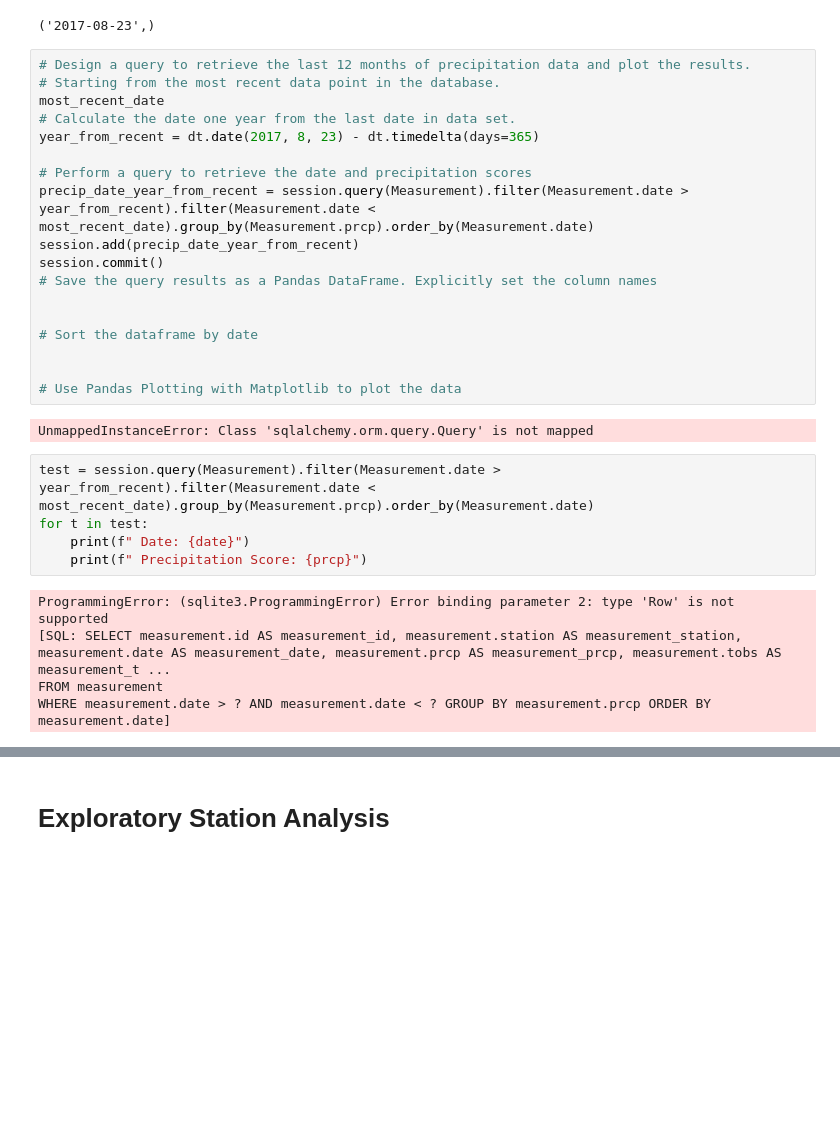
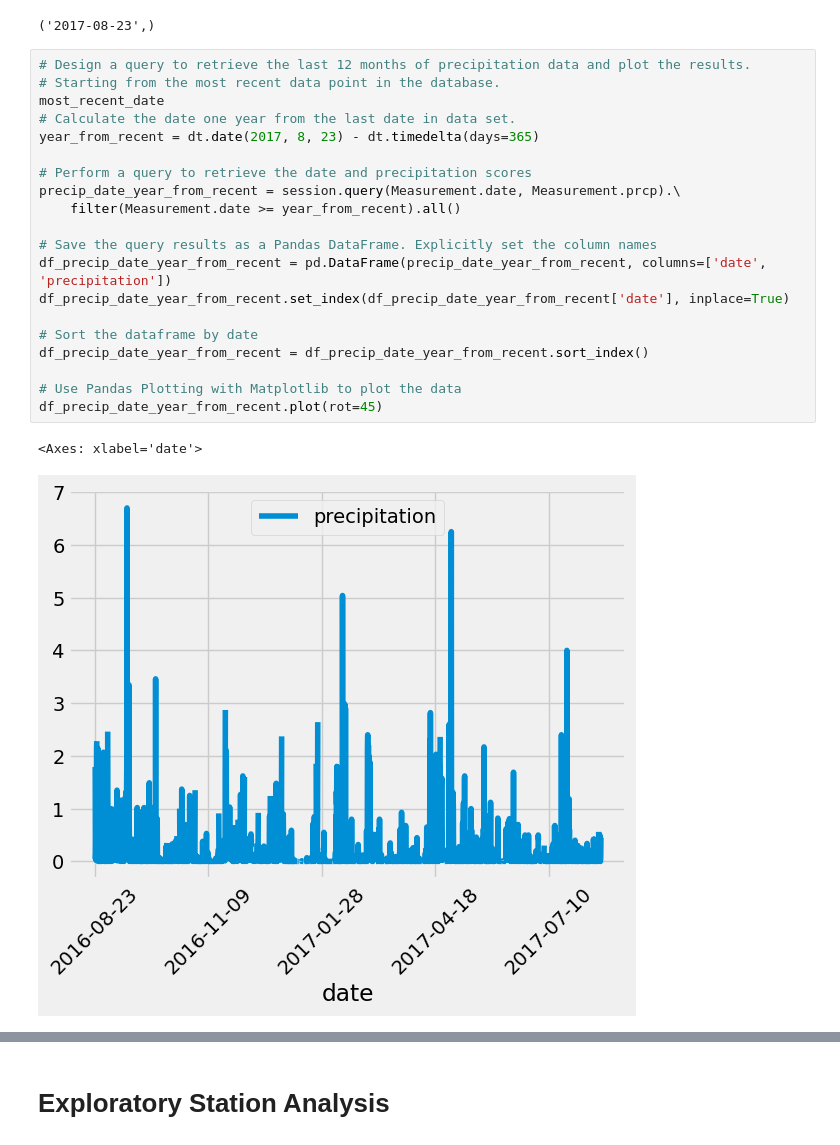
Before and after one commit to HollaNotes/sqlalchemy-challenge, a Jupyter notebook: SurfsUp/climate_NoelleWatson.ipynb, the cells around one changed output, grey strips where cells are left out. Saved outputs shown, nothing was run; the diff lists cells and outputs as text; blank space fills up the shorter version.

```diff
--- a/SurfsUp/climate_NoelleWatson.ipynb
+++ b/SurfsUp/climate_NoelleWatson.ipynb
@@ -83,32 +83,25 @@ most_recent_date
 # %%
 # Design a query to retrieve the last 12 months of precipitation data and plot the results.
 # Starting from the most recent data point in the database.
 most_recent_date
 # Calculate the date one year from the last date in data set.
 year_from_recent = dt.date(2017, 8, 23) - dt.timedelta(days=365)
 
 # Perform a query to retrieve the date and precipitation scores
-precip_date_year_from_recent = session.query(Measurement).filter(Measurement.date > year_from_recent).filter(Measurement.date < most_recent_date).group_by(Measurement.prcp).order_by(Measurement.date)
-session.add(precip_date_year_from_recent)
-session.commit()
+precip_date_year_from_recent = session.query(Measurement.date, Measurement.prcp).\
+    filter(Measurement.date >= year_from_recent).all()
+
 # Save the query results as a Pandas DataFrame. Explicitly set the column names
-
+df_precip_date_year_from_recent = pd.DataFrame(precip_date_year_from_recent, columns=['date', 'precipitation'])
+df_precip_date_year_from_recent.set_index(df_precip_date_year_from_recent['date'], inplace=True)
 
 # Sort the dataframe by date
-
+df_precip_date_year_from_recent = df_precip_date_year_from_recent.sort_index()
 
 # Use Pandas Plotting with Matplotlib to plot the data
+df_precip_date_year_from_recent.plot(rot=45)
 # %% [output]
-UnmappedInstanceError: Class 'sqlalchemy.orm.query.Query' is not mapped
+<Axes: xlabel='date'>
+[figure, added]
-# %%
-test = session.query(Measurement).filter(Measurement.date > year_from_recent).filter(Measurement.date < most_recent_date).group_by(Measurement.prcp).order_by(Measurement.date)
-for t in test:
-    print(f" Date: {date}")
-    print(f" Precipitation Score: {prcp}")
-# %% [output]
-ProgrammingError: (sqlite3.ProgrammingError) Error binding parameter 2: type 'Row' is not supported
-[SQL: SELECT measurement.id AS measurement_id, measurement.station AS measurement_station, measurement.date AS measurement_date, measurement.prcp AS measurement_prcp, measurement.tobs AS measurement_t ...
-FROM measurement
-WHERE measurement.date > ? AND measurement.date < ? GROUP BY measurement.prcp ORDER BY measurement.date]
 # %%
 # Use Pandas to calculate the summary statistics for the precipitation data
```
Also changed, not shown: parts of 3 cells of this notebook, 3 other files.
